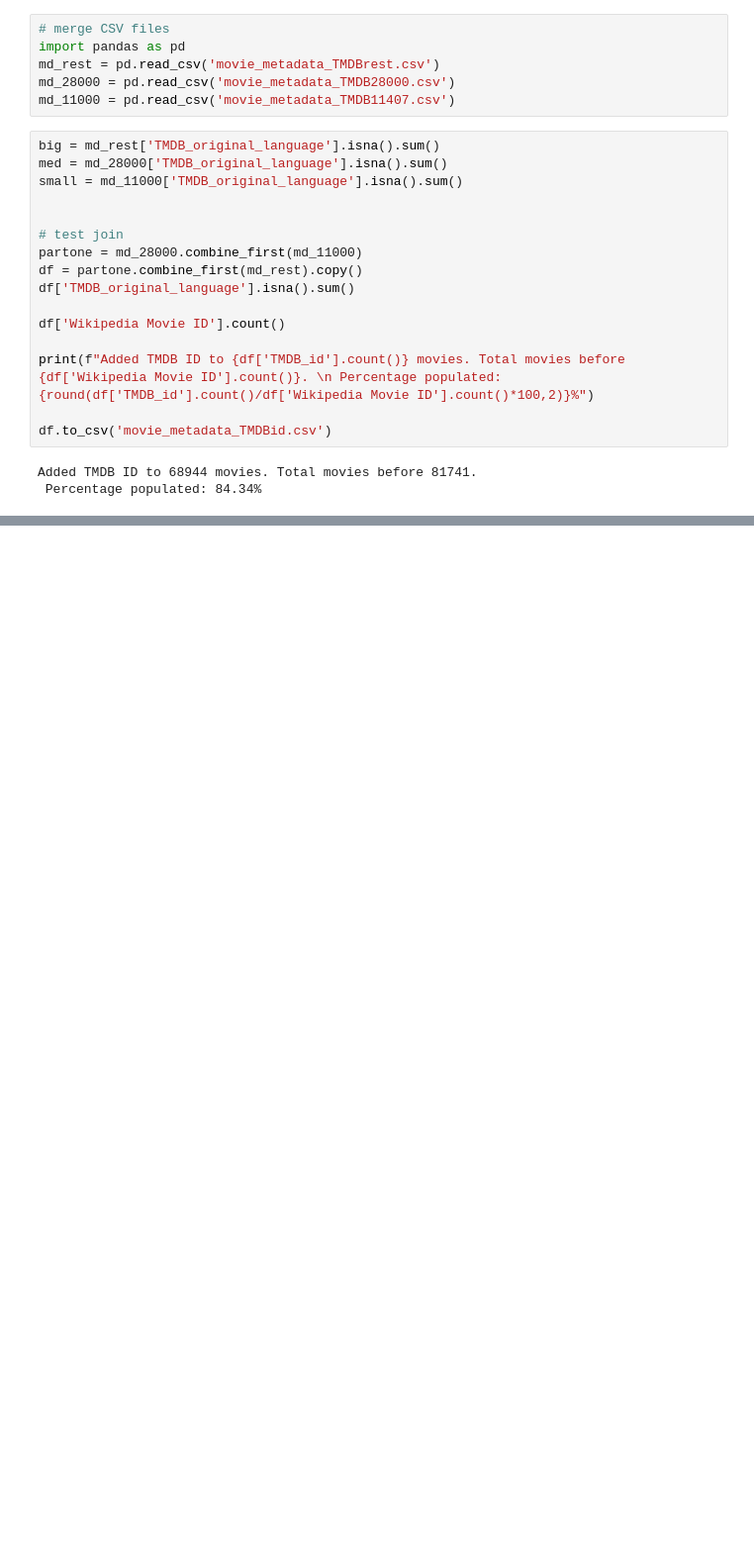
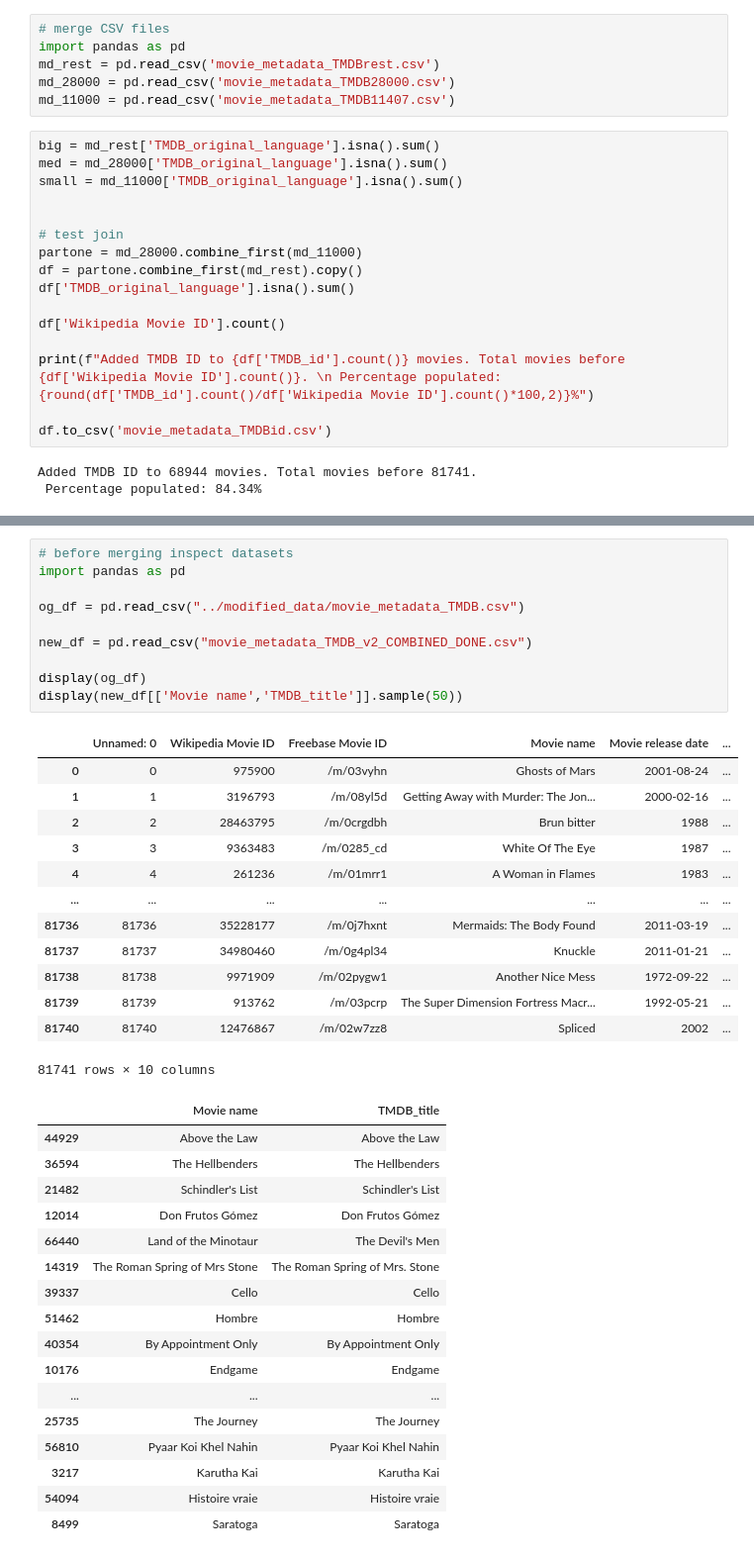
Before and after one commit to epfl-ada/ada-2023-project-byggemandbob, a Jupyter notebook: scratch/gus.ipynb, the cells around one changed output, grey strips where cells are left out. Shown: that part at 99% size. Drawn from its saved outputs; the diff is of its cells as text; blank space fills up the shorter version.

```diff
--- a/scratch/gus.ipynb
+++ b/scratch/gus.ipynb
@@ -237,3 +237,44 @@ Difference 213
 | 148 | 177 | 9944484 | /m/04dld6 | The Battle of Algiers | 1966-09-03 | ... |
 | 149 | 179 | 33872851 | /m/09vnx57 | The Lone Wolf Meets a Lady | 1940-05-30 | ... |
 150 rows × 24 columns
+# %%
+# before merging inspect datasets
+import pandas as pd
+
+og_df = pd.read_csv("../modified_data/movie_metadata_TMDB.csv")
+
+new_df = pd.read_csv("movie_metadata_TMDB_v2_COMBINED_DONE.csv")
+
+display(og_df)
+display(new_df[['Movie name','TMDB_title']].sample(50))
+# %% [output]
+|  | Unnamed: 0 | Wikipedia Movie ID | Freebase Movie ID | Movie name | Movie release date | ... |
+| 0 | 0 | 975900 | /m/03vyhn | Ghosts of Mars | 2001-08-24 | ... |
+| 1 | 1 | 3196793 | /m/08yl5d | Getting Away with Murder: The Jon... | 2000-02-16 | ... |
+| 2 | 2 | 28463795 | /m/0crgdbh | Brun bitter | 1988 | ... |
+| 3 | 3 | 9363483 | /m/0285_cd | White Of The Eye | 1987 | ... |
+| 4 | 4 | 261236 | /m/01mrr1 | A Woman in Flames | 1983 | ... |
+| ... | ... | ... | ... | ... | ... | ... |
+| 81736 | 81736 | 35228177 | /m/0j7hxnt | Mermaids: The Body Found | 2011-03-19 | ... |
+| 81737 | 81737 | 34980460 | /m/0g4pl34 | Knuckle | 2011-01-21 | ... |
+| 81738 | 81738 | 9971909 | /m/02pygw1 | Another Nice Mess | 1972-09-22 | ... |
+| 81739 | 81739 | 913762 | /m/03pcrp | The Super Dimension Fortress Macr... | 1992-05-21 | ... |
+| 81740 | 81740 | 12476867 | /m/02w7zz8 | Spliced | 2002 | ... |
+81741 rows × 10 columns
+|  | Movie name | TMDB_title |
+| 44929 | Above the Law | Above the Law |
+| 36594 | The Hellbenders | The Hellbenders |
+| 21482 | Schindler's List | Schindler's List |
+| 12014 | Don Frutos Gómez | Don Frutos Gómez |
+| 66440 | Land of the Minotaur | The Devil's Men |
+| 14319 | The Roman Spring of Mrs Stone | The Roman Spring of Mrs. Stone |
+| 39337 | Cello | Cello |
+| 51462 | Hombre | Hombre |
+| 40354 | By Appointment Only | By Appointment Only |
+| 10176 | Endgame | Endgame |
+| ... | ... | ... |
+| 25735 | The Journey | The Journey |
+| 56810 | Pyaar Koi Khel Nahin | Pyaar Koi Khel Nahin |
+| 3217 | Karutha Kai | Karutha Kai |
+| 54094 | Histoire vraie | Histoire vraie |
+| 8499 | Saratoga | Saratoga |
```
Also changed, not shown: parts of 2 cells of this notebook, 5 other files.
